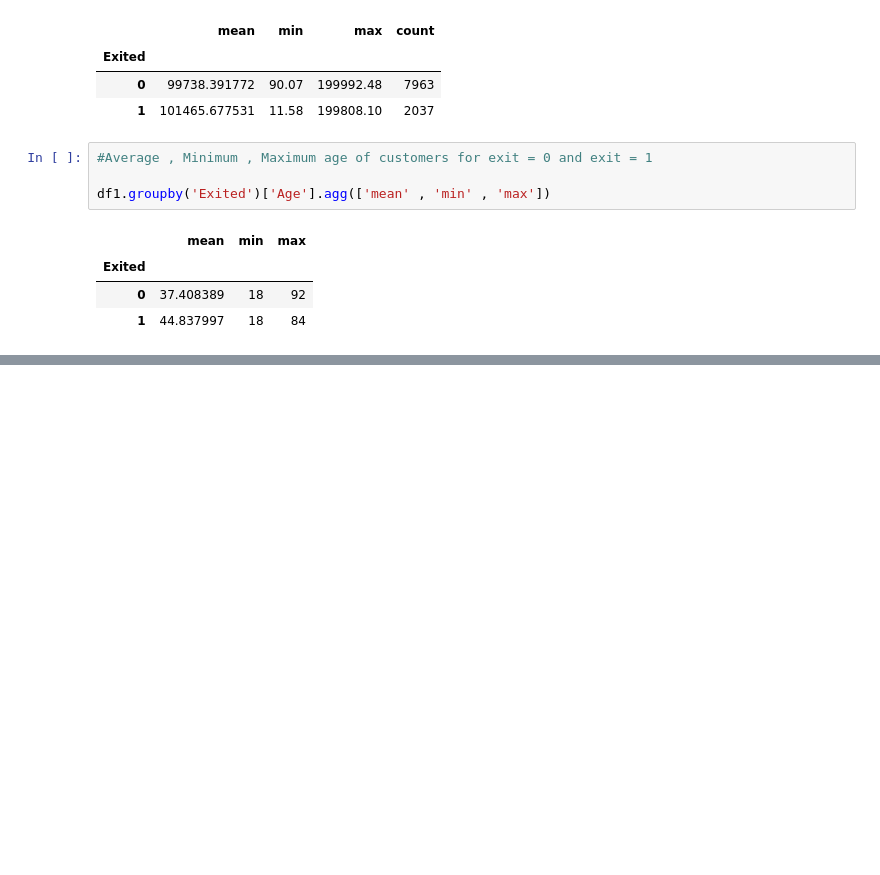
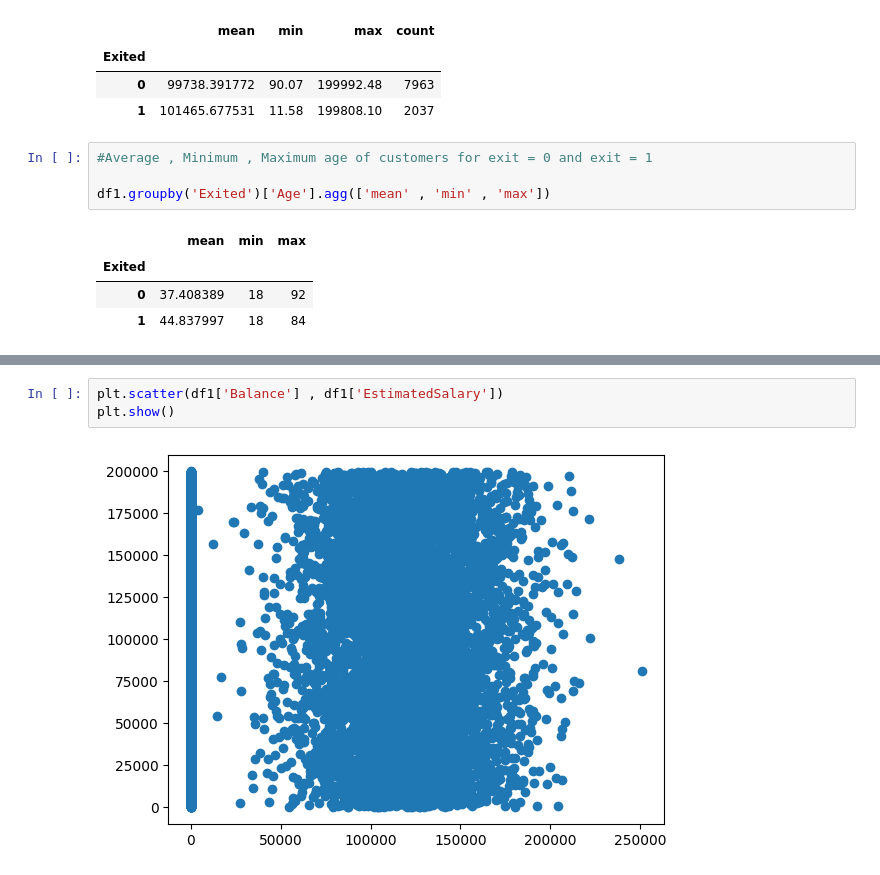
Before and after one commit to bipulshahi/polytechnic_barh, a Jupyter notebook: Python_ML_2.ipynb, the cells around one changed output, grey strips where cells are left out. Cells and saved outputs as stored; diff of their text form; blank space fills up the shorter version.

```diff
--- a/Python_ML_2.ipynb
+++ b/Python_ML_2.ipynb
@@ -351,0 +372,5 @@ df1.groupby('Exited')['Age'].agg(['mean' , 'min' , 'max'])
+# %%
+plt.scatter(df1['Balance'] , df1['EstimatedSalary'])
+plt.show()
+# %% [output]
+[figure, added]
```
Also changed, not shown: parts of 14 cells of this notebook.
